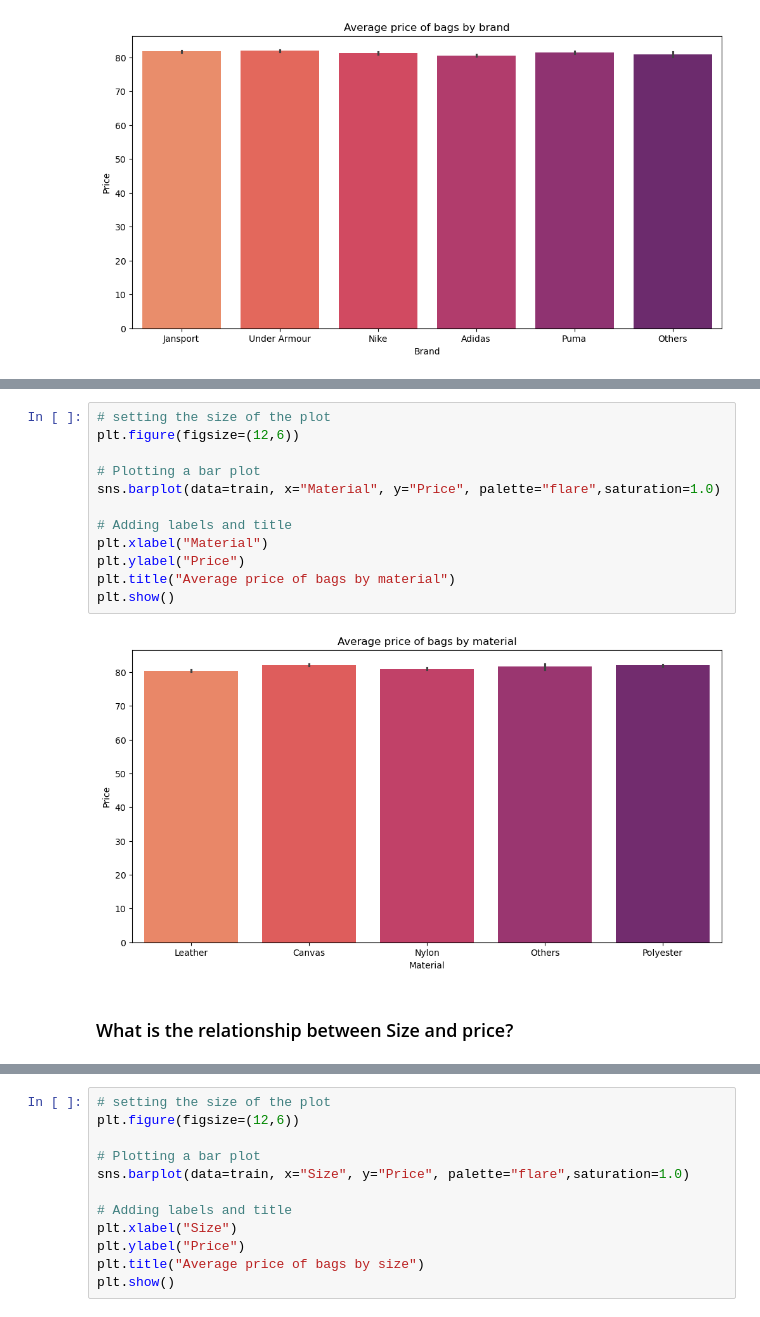
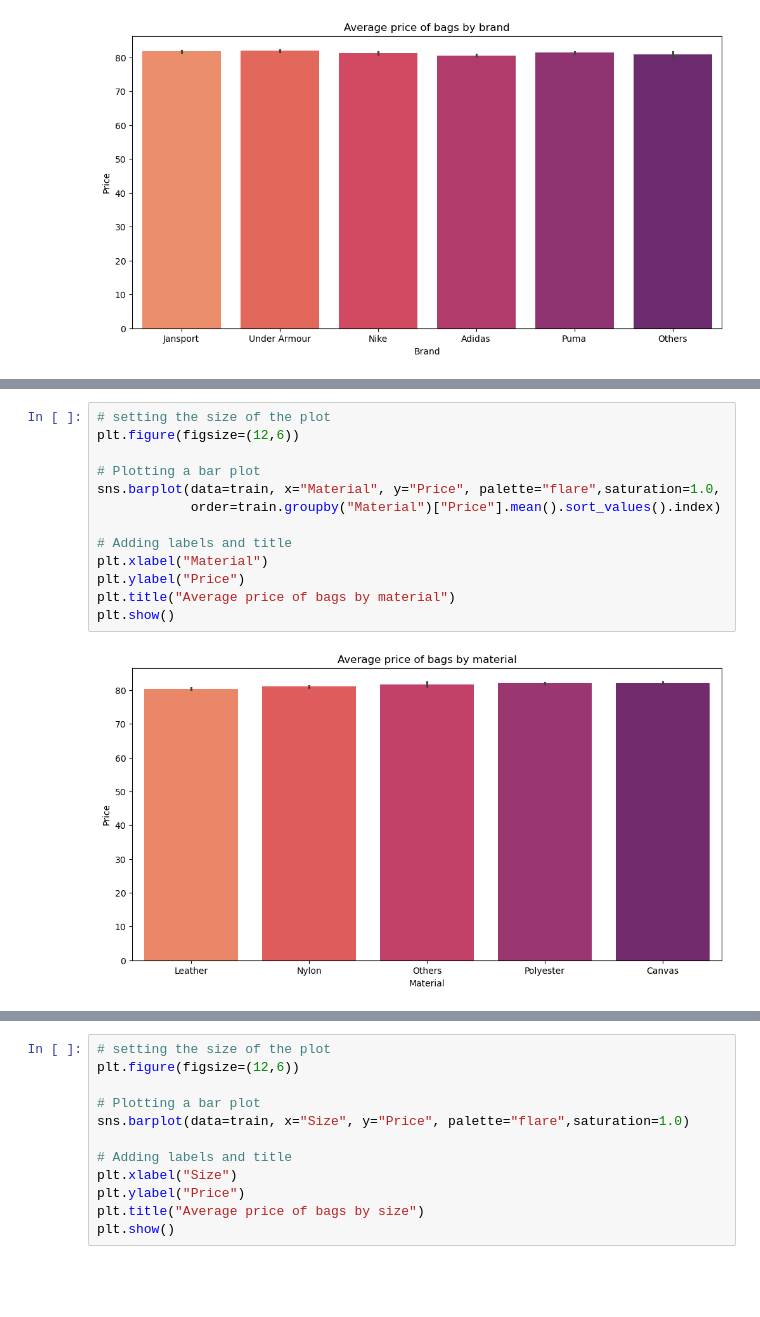
Before and after one commit to janejeshen/Backpack-Price-Prediction, a Jupyter notebook: student-bag-price-prediction.ipynb, the cells around one changed output, grey strips where cells are left out. Drawn from its saved outputs; the diff is of its cells as text; blank space fills up the shorter version.

```diff
--- a/student-bag-price-prediction.ipynb
+++ b/student-bag-price-prediction.ipynb
@@ -602,16 +663,15 @@ plt.show()
 # %%
 # setting the size of the plot
 plt.figure(figsize=(12,6))
 
 # Plotting a bar plot
-sns.barplot(data=train, x="Material", y="Price", palette="flare",saturation=1.0)
+sns.barplot(data=train, x="Material", y="Price", palette="flare",saturation=1.0,
+            order=train.groupby("Material")["Price"].mean().sort_values().index)
 
 # Adding labels and title
 plt.xlabel("Material")
 plt.ylabel("Price")
 plt.title("Average price of bags by material")
 plt.show()
 # %% [output]
-[figure, old version]
+[figure, new version]
-# %% [markdown]
-### What is the relationship between Size and price?
```
Also changed, not shown: parts of 19 cells of this notebook.
